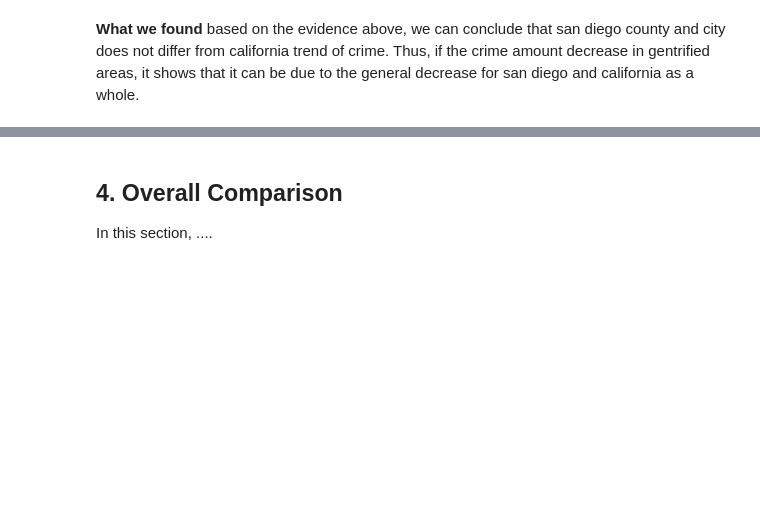
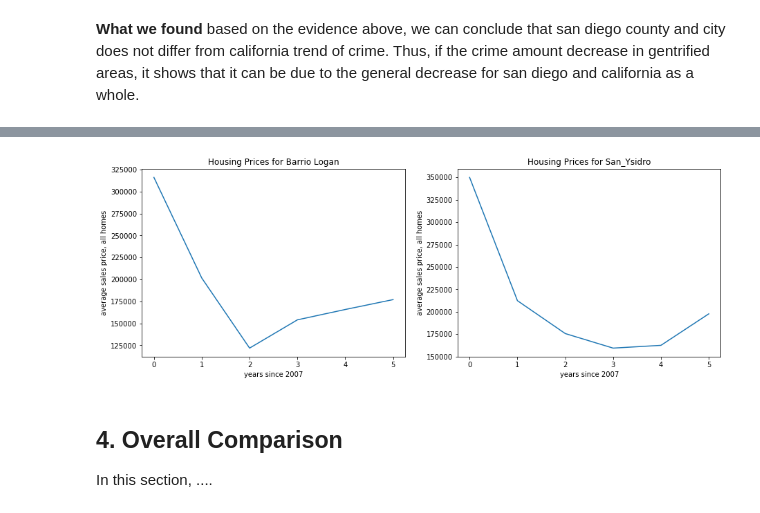
Before and after one commit to AbenaBonsu/Pr_057, a Jupyter notebook: FinalProject.ipynb, the cells around one changed output, grey strips where cells are left out. Saved outputs shown, nothing was run; the diff lists cells and outputs as text; code cells hidden in the pictures; blank space fills up the shorter version.

```diff
--- a/FinalProject.ipynb
+++ b/FinalProject.ipynb
@@ -787,3 +789,22 @@ We will be doing this by separating out areas into different "Ranks"
+# %%
+plt.figure(figsize=(15,5))
+plt.subplot(121)
+# accessing by each zipcode
+plt.xlabel('years since 2007')
+plt.ylabel('average sales price, all homes')
+plt.title('Housing Prices for Barrio Logan')
+# color: each zipcode
+_ = plt.plot(hp[0][:].T[:][74])
+
+plt.subplot(122)
+# accessing by each zipcode
+plt.xlabel('years since 2007')
+plt.ylabel('average sales price, all homes')
+plt.title('Housing Prices for San_Ysidro')
+# color: each zipcode
+_ = plt.plot(hp[0][:].T[:][94])
+# %% [output]
+[figure, added]
 # %% [markdown]
 ## 4. Overall Comparison
 
```
Also changed, not shown: parts of 20 cells of this notebook, 1 other file.
